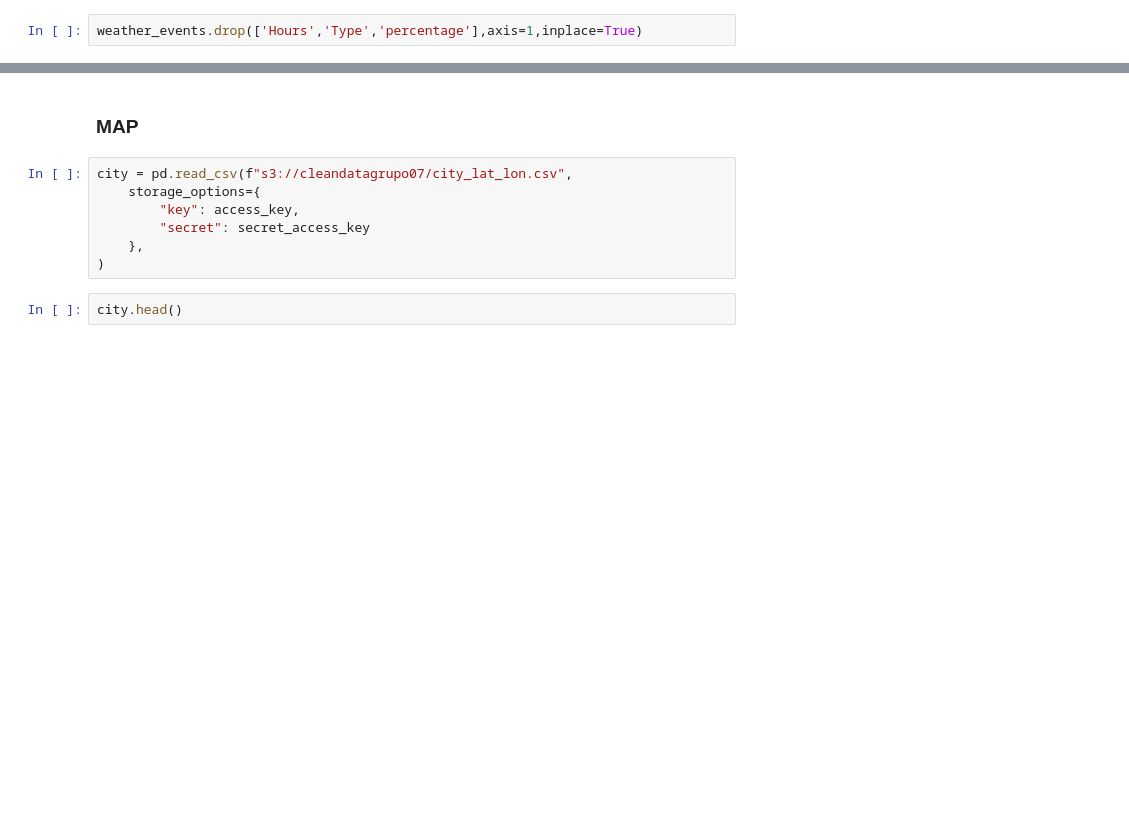
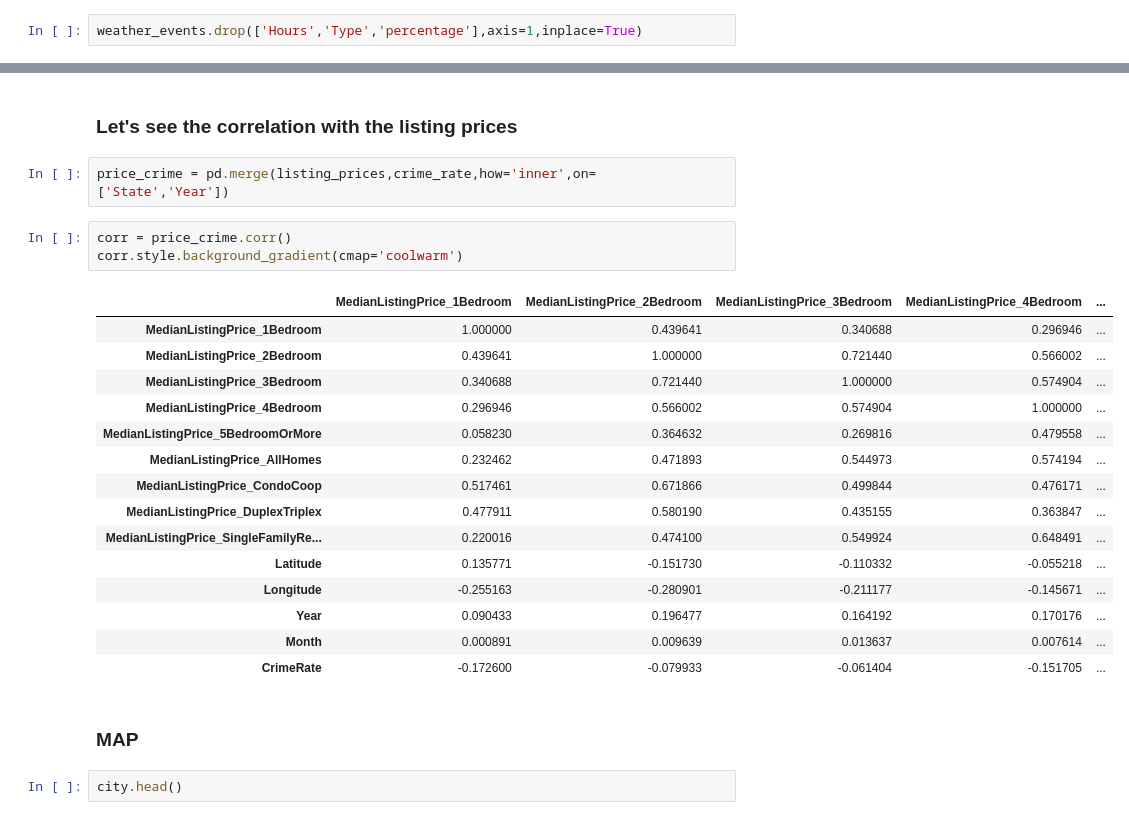
Before and after one commit to julicaro31/GRUPO_07-PF_DS4, a Jupyter notebook: machine_learning/ml_model.ipynb, the cells around one changed output, grey strips where cells are left out. Drawn from its saved outputs; the diff is of its cells as text; blank space fills up the shorter version.

```diff
--- a/machine_learning/ml_model.ipynb
+++ b/machine_learning/ml_model.ipynb
@@ -88,12 +440,28 @@ weather_events.head()
+# %% [markdown]
+### Let's see the correlation with the listing prices
+# %%
+price_crime = pd.merge(listing_prices,crime_rate,how='inner',on=['State','Year'])
+# %%
+corr = price_crime.corr()
+corr.style.background_gradient(cmap='coolwarm')
+# %% [output]
+|  | MedianListingPrice_1Bedroom | MedianListingPrice_2Bedroom | MedianListingPrice_3Bedroom | MedianListingPrice_4Bedroom | ... |
+| MedianListingPrice_1Bedroom | 1.000000 | 0.439641 | 0.340688 | 0.296946 | ... |
+| MedianListingPrice_2Bedroom | 0.439641 | 1.000000 | 0.721440 | 0.566002 | ... |
+| MedianListingPrice_3Bedroom | 0.340688 | 0.721440 | 1.000000 | 0.574904 | ... |
+| MedianListingPrice_4Bedroom | 0.296946 | 0.566002 | 0.574904 | 1.000000 | ... |
+| MedianListingPrice_5BedroomOrMore | 0.058230 | 0.364632 | 0.269816 | 0.479558 | ... |
+| MedianListingPrice_AllHomes | 0.232462 | 0.471893 | 0.544973 | 0.574194 | ... |
+| MedianListingPrice_CondoCoop | 0.517461 | 0.671866 | 0.499844 | 0.476171 | ... |
+| MedianListingPrice_DuplexTriplex | 0.477911 | 0.580190 | 0.435155 | 0.363847 | ... |
+| MedianListingPrice_SingleFamilyRe... | 0.220016 | 0.474100 | 0.549924 | 0.648491 | ... |
+| Latitude | 0.135771 | -0.151730 | -0.110332 | -0.055218 | ... |
+| Longitude | -0.255163 | -0.280901 | -0.211177 | -0.145671 | ... |
+| Year | 0.090433 | 0.196477 | 0.164192 | 0.170176 | ... |
+| Month | 0.000891 | 0.009639 | 0.013637 | 0.007614 | ... |
+| CrimeRate | -0.172600 | -0.079933 | -0.061404 | -0.151705 | ... |
 # %% [markdown]
 ### MAP
-# %%
-city = pd.read_csv(f"s3://cleandatagrupo07/city_lat_lon.csv",
-    storage_options={
-        "key": access_key,
-        "secret": secret_access_key
-    },
-)
 # %%
 city.head()
 # %% [output]
```
Also changed, not shown: parts of 73 cells of this notebook, 1 other file.
